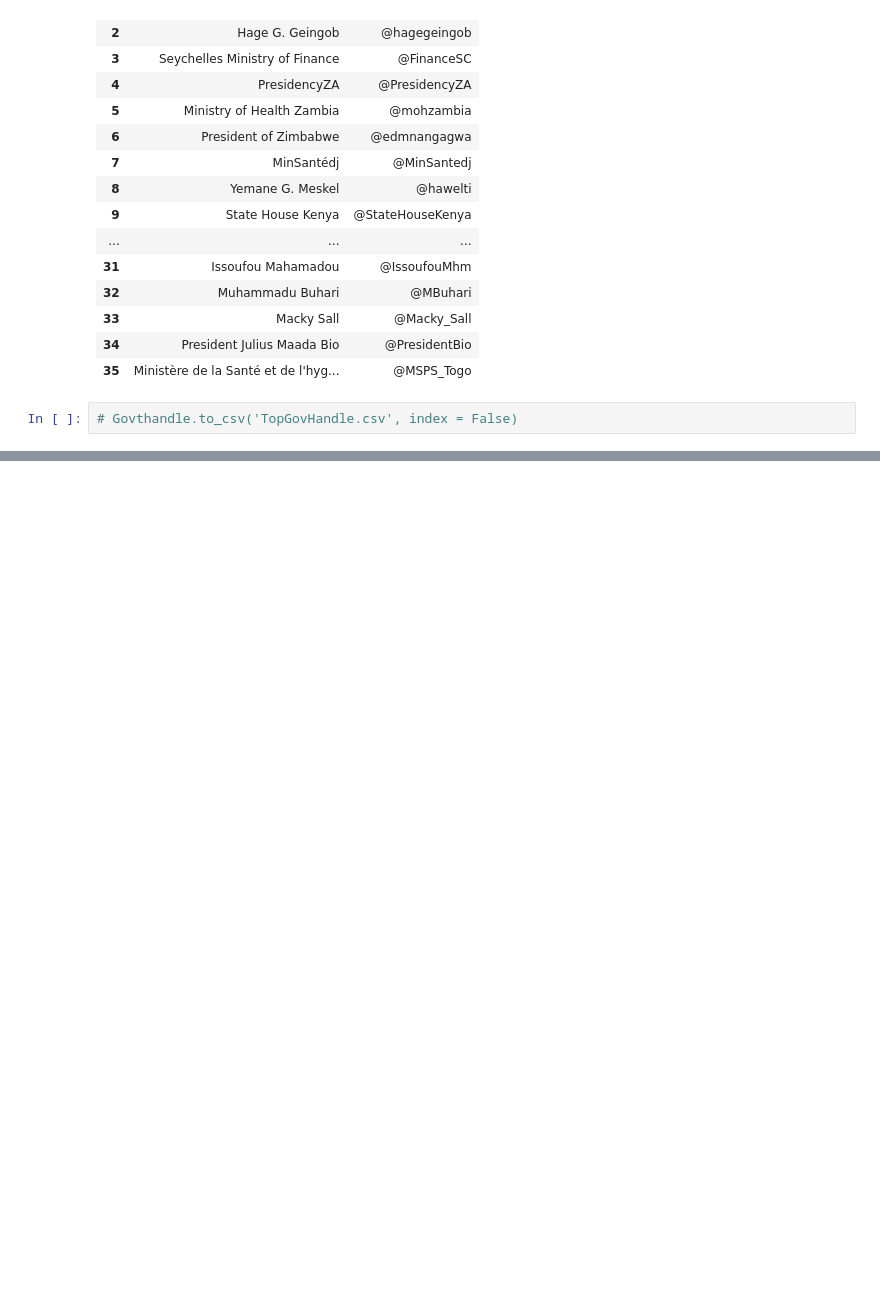
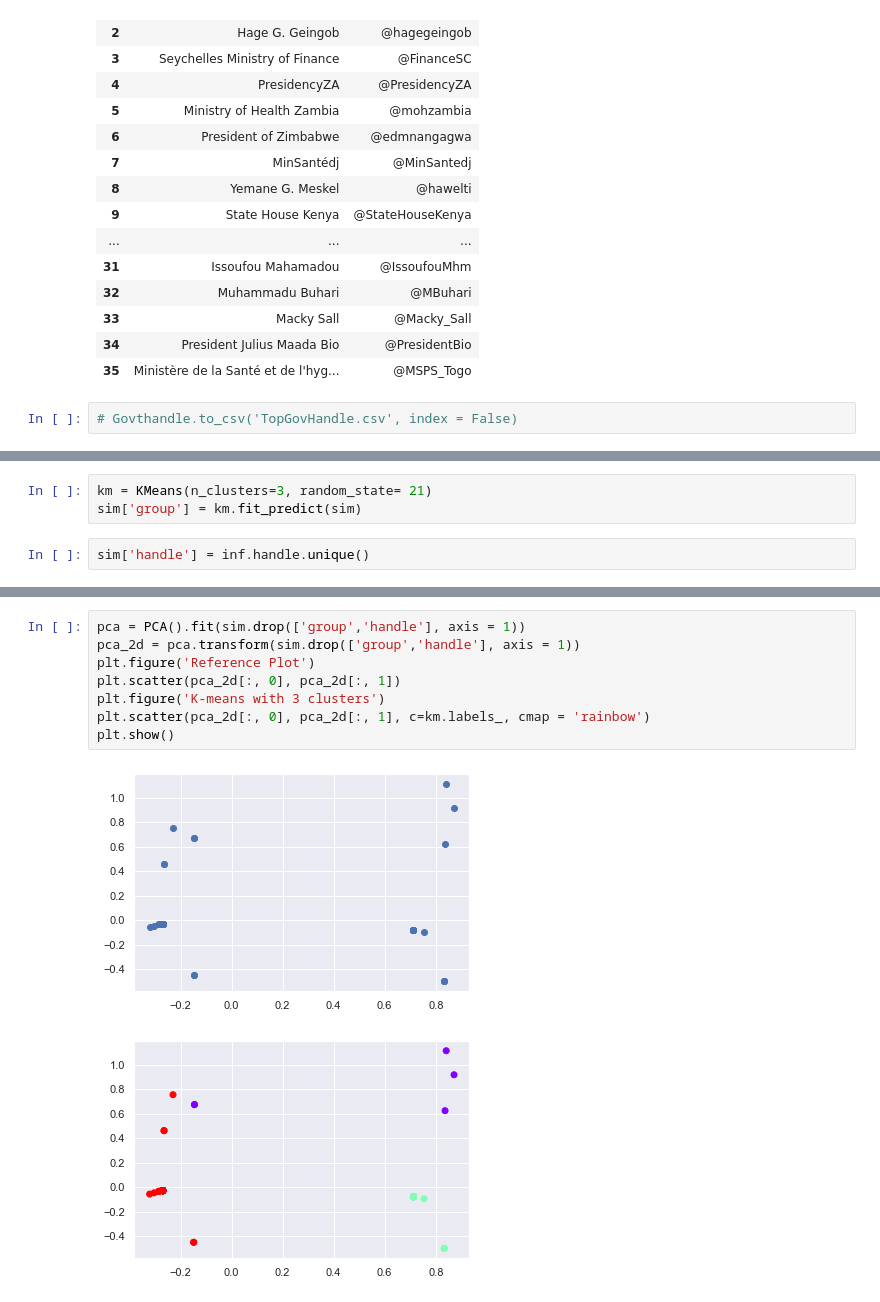
Before and after one commit to haddyadnan/Africa-Influentials-Twitter-users-segmentation, a Jupyter notebook: WebScraping.ipynb, the cells around one changed output, grey strips where cells are left out. Saved outputs shown, nothing was run; the diff lists cells and outputs as text; blank space fills up the shorter version.

```diff
--- a/WebScraping.ipynb
+++ b/WebScraping.ipynb
@@ -260,0 +768,5 @@ Govthandle
+# %%
+km = KMeans(n_clusters=3, random_state= 21)
+sim['group'] = km.fit_predict(sim)
+# %%
+sim['handle'] = inf.handle.unique()
@@ -260,0 +818,11 @@ Govthandle
+# %%
+pca = PCA().fit(sim.drop(['group','handle'], axis = 1))
+pca_2d = pca.transform(sim.drop(['group','handle'], axis = 1))
+plt.figure('Reference Plot')
+plt.scatter(pca_2d[:, 0], pca_2d[:, 1])
+plt.figure('K-means with 3 clusters')
+plt.scatter(pca_2d[:, 0], pca_2d[:, 1], c=km.labels_, cmap = 'rainbow')
+plt.show()
+# %% [output]
+[figure, added]
+[figure, added]
```
Also changed, not shown: parts of 60 cells of this notebook, 4 other files.
